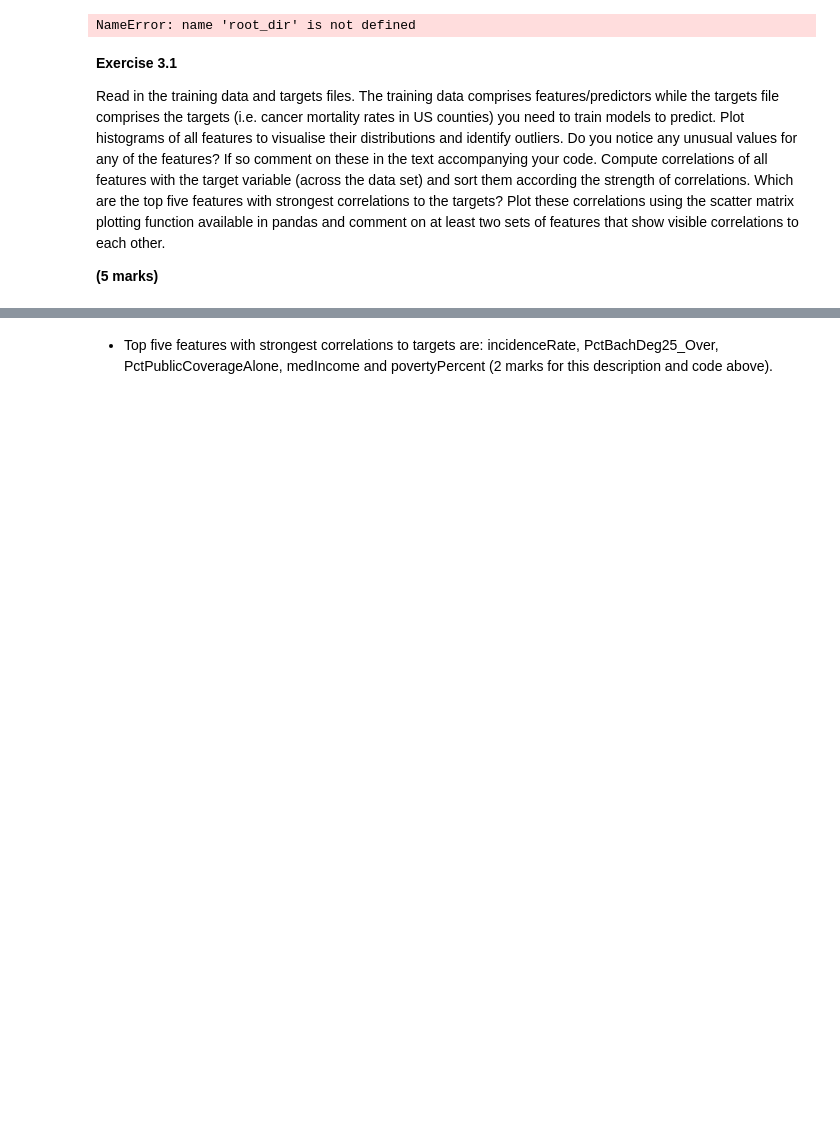
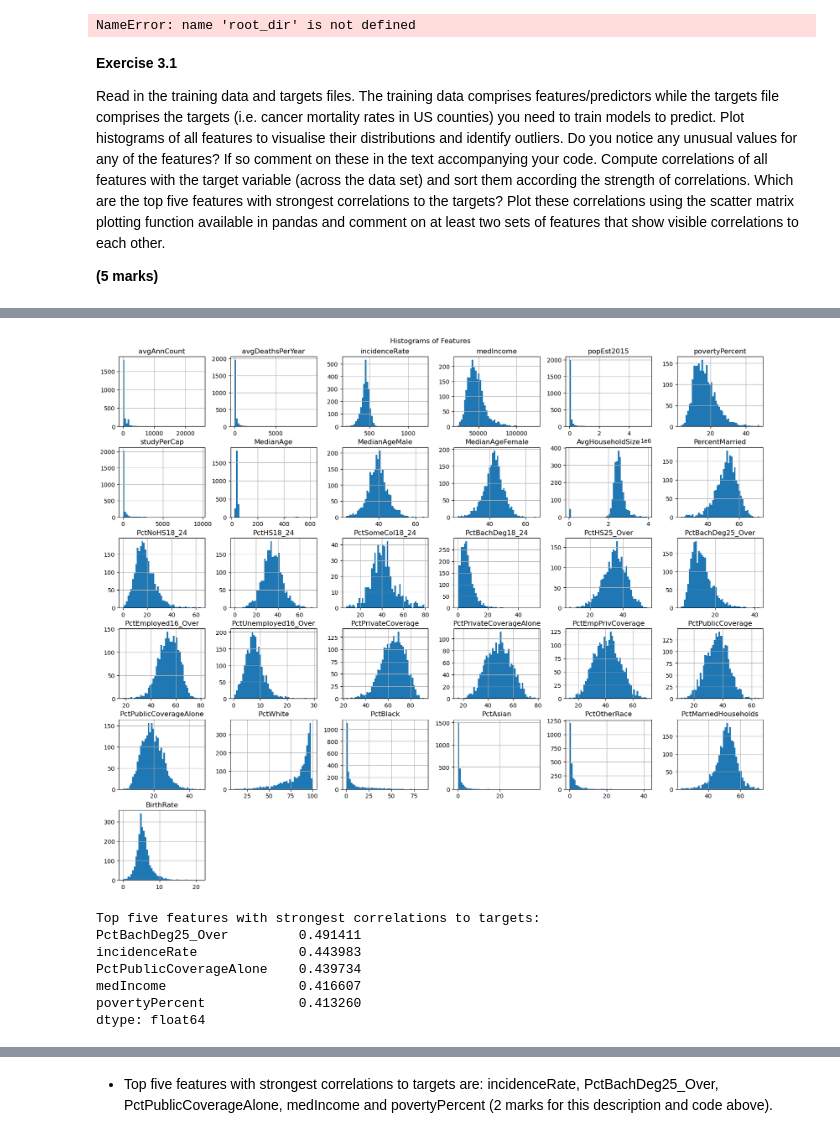
Before and after one commit to htootayzaaung/COMP3611-Machine-Learning, a Jupyter notebook: Coursework 1/COMP3611_Assessment.ipynb, the cells around one changed output, grey strips where cells are left out. Drawn from its saved outputs; the diff is of its cells as text; code cells hidden in the pictures; blank space fills up the shorter version.

```diff
--- a/Coursework 1/COMP3611_Assessment.ipynb
+++ b/Coursework 1/COMP3611_Assessment.ipynb
@@ -635,0 +529,48 @@ Percent Public Coverage Alone           0.439734
+# %%
+import pandas as pd
+import matplotlib.pyplot as plt
+import seaborn as sns
+
+# Load the training data and targets
+training_data_path = 'Training_data.csv'
+targets_path = 'Training_data_targets.csv'
+
+training_data = pd.read_csv(training_data_path)
+targets = pd.read_csv(targets_path)
+
+# Plot histograms of all features to visualize their distributions
+training_data.hist(bins=50, figsize=(20, 15))
+plt.suptitle("Histograms of Features")
+plt.subplots_adjust(top=0.95)
+plt.show()
+
+# Compute absolute correlations of all features with the target variable and sort them
+absolute_correlations = training_data.corrwith(targets.iloc[:, 0]).abs().sort_values(ascending=False)
+
+# Display the top five features with the strongest absolute correlations to the target variable
+top_five_correlations = absolute_correlations.head()
+print("Top five features with strongest correlations to targets:")
+print(top_five_correlations)
+
+# Select the top five features with the strongest absolute correlations
+top_features = absolute_correlations.head(5).index.tolist()
+
+# Prepare data for the scatter matrix plot
+# Create a copy of the DataFrame to avoid SettingWithCopyWarning
+scatter_matrix_data = training_data[top_features].copy()
+scatter_matrix_data['TARGET_deathRate'] = targets.iloc[:, 0]
+
+# Plot scatter matrix
+sns.pairplot(scatter_matrix_data, vars=top_features)
+plt.suptitle("Scatter Matrix of Top Correlated Features with Targets")
+plt.subplots_adjust(top=0.95)
+plt.show()
+# %% [output]
+[figure, added]
+Top five features with strongest correlations to targets:
+PctBachDeg25_Over         0.491411
+incidenceRate             0.443983
+PctPublicCoverageAlone    0.439734
+medIncome                 0.416607
+povertyPercent            0.413260
+dtype: float64
```
Also changed, not shown: parts of 14 cells of this notebook, 2 other files.
